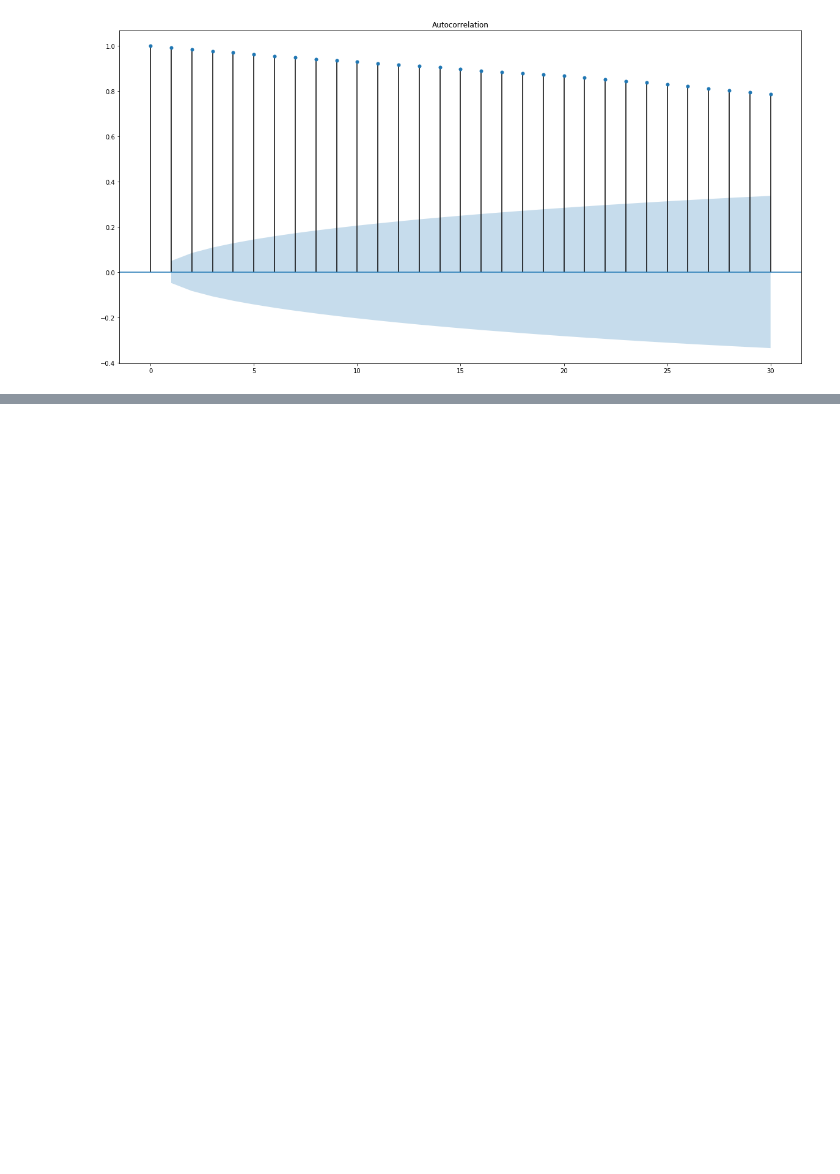
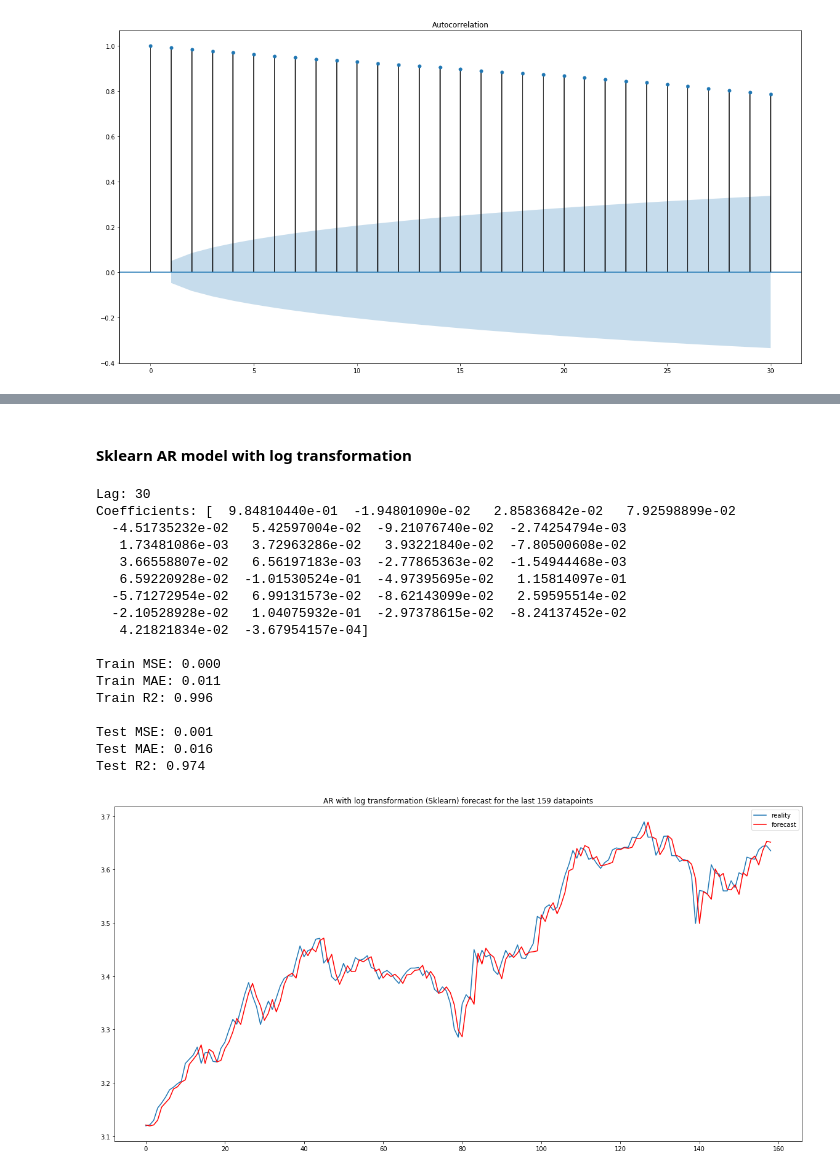
Before and after one commit to augusteby/predicryptocoins, a Jupyter notebook: eda/eda_timeseries_analysis.ipynb, the cells around one changed output, grey strips where cells are left out. Saved outputs shown, nothing was run; the diff lists cells and outputs as text; code cells hidden in the pictures; blank space fills up the shorter version.

```diff
--- a/eda/eda_timeseries_analysis.ipynb
+++ b/eda/eda_timeseries_analysis.ipynb
@@ -531,0 +609,70 @@ Test R2: -3.294
+# %% [markdown]
+#### Sklearn AR model with log transformation
+# %%
+lagged_data_log = pd.concat([close_price_ts_log]+[close_price_ts_log.shift(i) for i in all_lags],axis=1,
+                       keys=['original']+['Lag%d' % j for j in all_lags]).dropna()
+
+y_log=lagged_data_log['original'].values
+X_log=lagged_data_log.drop('original',1).values
+
+n=len(X)
+n_train=int(ratio_train*n)
+n_test=n-n_train
+X_train_log,X_test_log=X_log[:n_train],X_log[n_train:]
+y_train_log,y_test_log=y_log[:n_train],y_log[n_train:]
+
+linear_reg_log = LinearRegression()
+linear_reg_log.fit(X_train_log,y_train)
+
+print('Lag: %s' % lagmax)
+print('Coefficients: %s' % linear_reg_log.coef_)
+print('')
+
+pred_ar_train_sk_log = linear_reg_log.predict(X_train_log)
+pred_ar_test_sk_log = linear_reg_log.predict(X_test_log)
+
+ar_mse_train_sk_log = mean_squared_error(y_train_log,pred_ar_train_sk_log)
+ar_mae_train_sk_log = mean_absolute_error(y_train_log,pred_ar_train_sk_log)
+ar_r2_train_sk_log = r2_score(y_train_log,pred_ar_train_sk_log)
+
+ar_mse_test_sk_log = mean_squared_error(y_test_log,pred_ar_test_sk_log)
+ar_mae_test_sk_log = mean_absolute_error(y_test_log,pred_ar_test_sk_log)
+ar_r2_test_sk_log = r2_score(y_test_log,pred_ar_test_sk_log)
+
+print('Train MSE: %.3f' % ar_mse_train_sk_log)
+print('Train MAE: %.3f' % ar_mae_train_sk_log)
+print('Train R2: %.3f' % ar_r2_train_sk_log)
+print('')
+print('Test MSE: %.3f' % ar_mse_test_sk_log)
+print('Test MAE: %.3f' % ar_mae_test_sk_log)
+print('Test R2: %.3f' % ar_r2_test_sk_log)
+
+# plot results
+plt.figure(figsize=(20,10))
+#plt.plot(X_train)
+#plt.plot([None for i in X_train] + [x for x in X_test])
+#plt.plot([None for i in X_train] + [x for x in pred_ar_test], color='red')
+plt.plot(y_test_log, label='reality')
+plt.plot(pred_ar_test_sk_log, label='forecast', color='red')
+plt.title('AR with log transformation (Sklearn) forecast for the last %d datapoints'%n_test)
+plt.legend()
+plt.show()
+# %% [output]
+Lag: 30
+Coefficients: [  9.84810440e-01  -1.94801090e-02   2.85836842e-02   7.92598899e-02
+  -4.51735232e-02   5.42597004e-02  -9.21076740e-02  -2.74254794e-03
+   1.73481086e-03   3.72963286e-02   3.93221840e-02  -7.80500608e-02
+   3.66558807e-02   6.56197183e-03  -2.77865363e-02  -1.54944468e-03
+   6.59220928e-02  -1.01530524e-01  -4.97395695e-02   1.15814097e-01
+  -5.71272954e-02   6.99131573e-02  -8.62143099e-02   2.59595514e-02
+  -2.10528928e-02   1.04075932e-01  -2.97378615e-02  -8.24137452e-02
+   4.21821834e-02  -3.67954157e-04]
+
+Train MSE: 0.000
+Train MAE: 0.011
+Train R2: 0.996
+
+Test MSE: 0.001
+Test MAE: 0.016
+Test R2: 0.974
+[figure, added]
```
Also changed, not shown: parts of 22 cells of this notebook, 1 other file.
